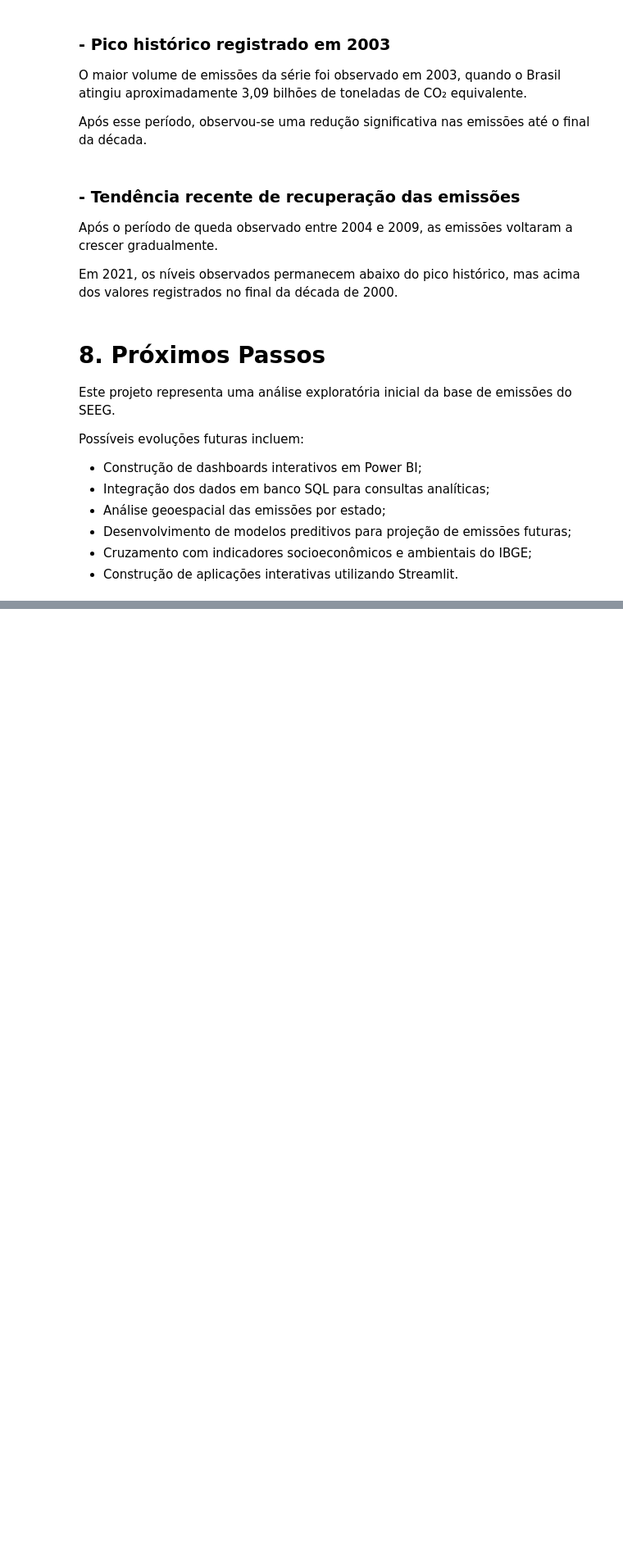
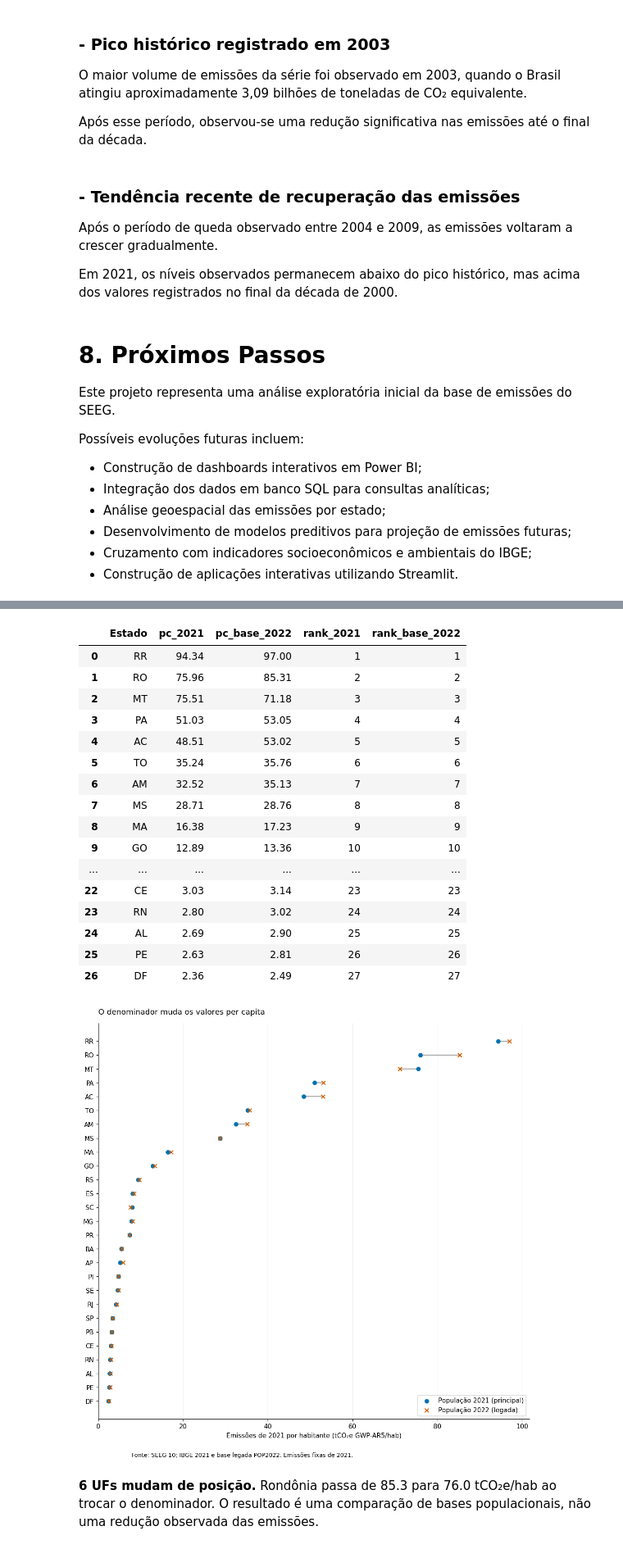
Before and after one commit to GustavoMedeiros601/brazil-ghg-emissions-analysis, a Jupyter notebook: notebook/02_exploratory_analysis.ipynb, the cells around one changed output, grey strips where cells are left out. Shown at 82% size. Cells and saved outputs as stored; diff of their text form; code cells hidden in the pictures; blank space fills up the shorter version.

Commit message:
fix: align per-capita emissions with official 2021 population

```diff
--- a/notebook/02_exploratory_analysis.ipynb
+++ b/notebook/02_exploratory_analysis.ipynb
@@ -952,0 +959,41 @@ Possíveis evoluções futuras incluem:
+# %%
+sensibilidade = pd.read_csv(PROCESSED_DIR / "sensibilidade_per_capita_2021.csv")
+display(sensibilidade[["Estado", "pc_2021", "pc_base_2022", "rank_2021", "rank_base_2022"]].round(2))
+plot = sensibilidade.sort_values("pc_2021").reset_index(drop=True)
+fig, ax = plt.subplots(figsize=(10, 10))
+ax.hlines(plot.index, plot.pc_2021, plot.pc_base_2022, color="0.65", linewidth=1.5)
+ax.scatter(plot.pc_2021, plot.index, label="População 2021 (principal)", marker="o", color="#0072B2", zorder=3)
+ax.scatter(plot.pc_base_2022, plot.index, label="População 2022 (legada)", marker="x", color="#D55E00", zorder=3)
+ax.set_yticks(plot.index, plot.Estado)
+ax.set_xlim(left=0)
+ax.set_xlabel("Emissões de 2021 por habitante (tCO₂e GWP-AR5/hab)")
+ax.set_title("O denominador muda os valores per capita", loc="left", pad=14)
+ax.legend(loc="lower right")
+ax.grid(axis="x", alpha=.2)
+fig.text(.12, .01, "Fonte: SEEG 10; IBGE 2021 e base legada POP2022. Emissões fixas de 2021.", fontsize=9)
+fig.tight_layout(rect=(0,.035,1,1))
+fig.savefig(IMAGES_DIR / "sensibilidade_per_capita.png", dpi=150)
+plt.show()
+mudaram = int(sensibilidade.mudanca_posicao.ne(0).sum())
+ro = sensibilidade.set_index("Estado").loc["RO"]
+display(Markdown(f"**{mudaram} UFs mudam de posição.** Rondônia passa de {ro.pc_base_2022:.1f} para {ro.pc_2021:.1f} tCO₂e/hab ao trocar o denominador. O resultado é uma comparação de bases populacionais, não uma redução observada das emissões."))
+# %% [output]
+|  | Estado | pc_2021 | pc_base_2022 | rank_2021 | rank_base_2022 |
+| 0 | RR | 94.34 | 97.00 | 1 | 1 |
+| 1 | RO | 75.96 | 85.31 | 2 | 2 |
+| 2 | MT | 75.51 | 71.18 | 3 | 3 |
+| 3 | PA | 51.03 | 53.05 | 4 | 4 |
+| 4 | AC | 48.51 | 53.02 | 5 | 5 |
+| 5 | TO | 35.24 | 35.76 | 6 | 6 |
+| 6 | AM | 32.52 | 35.13 | 7 | 7 |
+| 7 | MS | 28.71 | 28.76 | 8 | 8 |
+| 8 | MA | 16.38 | 17.23 | 9 | 9 |
+| 9 | GO | 12.89 | 13.36 | 10 | 10 |
+| ... | ... | ... | ... | ... | ... |
+| 22 | CE | 3.03 | 3.14 | 23 | 23 |
+| 23 | RN | 2.80 | 3.02 | 24 | 24 |
+| 24 | AL | 2.69 | 2.90 | 25 | 25 |
+| 25 | PE | 2.63 | 2.81 | 26 | 26 |
+| 26 | DF | 2.36 | 2.49 | 27 | 27 |
+[figure, added]
+**6 UFs mudam de posição.** Rondônia passa de 85.3 para 76.0 tCO₂e/hab ao trocar o denominador. O resultado é uma comparação de bases populacionais, não uma redução observada das emissões.
```
Also changed, not shown: parts of 8 cells of this notebook, 10 other files.
